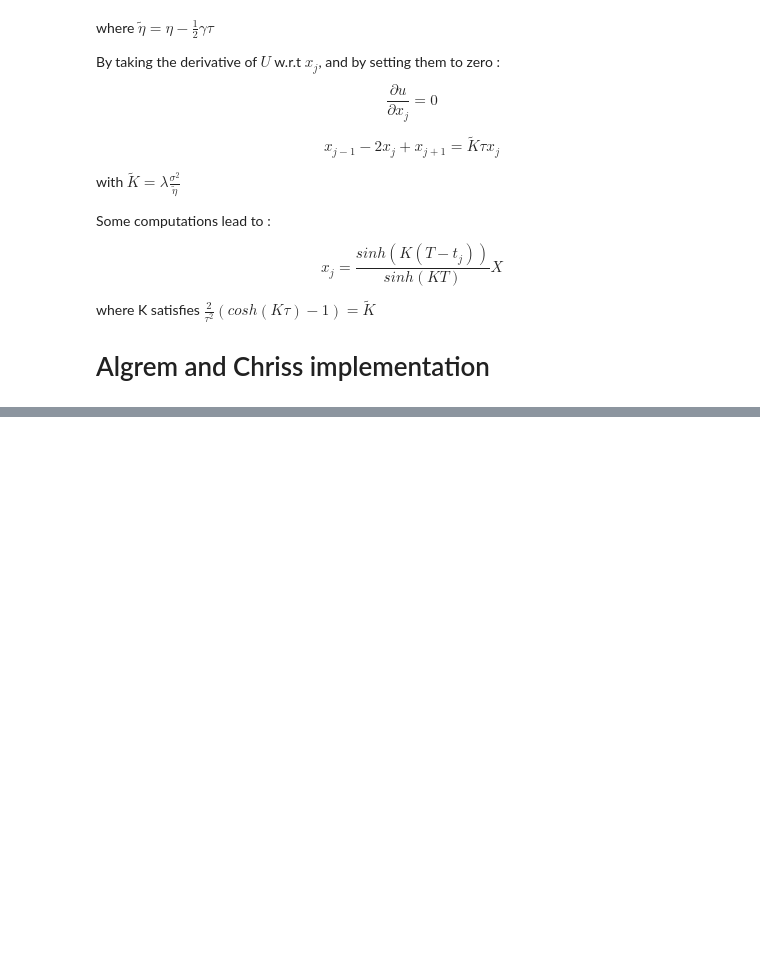
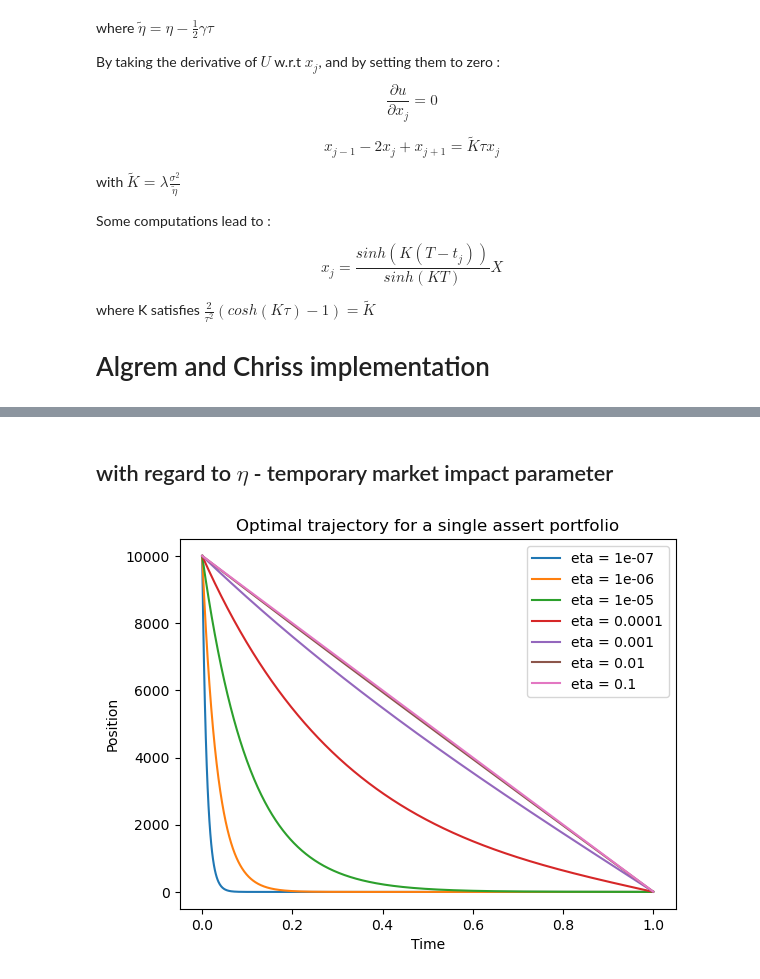
Before and after one commit to hedsto/optimal-strategies-trading, a Jupyter notebook: trading_strategyalmgren_chriss_algorithm.ipynb, the cells around one changed output, grey strips where cells are left out. Cells and saved outputs as stored; diff of their text form; code cells hidden in the pictures; blank space fills up the shorter version.

```diff
--- a/trading_strategyalmgren_chriss_algorithm.ipynb
+++ b/trading_strategyalmgren_chriss_algorithm.ipynb
@@ -104,0 +166,16 @@ def algrem_chriss(X, gamma, eta, sigma, lamda, N):
+# %% [markdown]
+## with regard to $\eta$ - temporary market impact parameter
+# %%
+eta_list = [10**(-7), 10**(-6), 10**(-5), 10**(-4), 10**(-3), 10**(-2), 10**(-1)]
+
+for eta in eta_list:
+    x_strategy = algrem_chriss(X, gamma_ex, eta, sigma_ex, lamda_ex, N, T)
+
+    plt.plot(time, x_strategy, label = 'eta = {}'.format(eta))
+plt.xlabel('Time')
+plt.ylabel('Position')
+plt.title('Optimal trajectory for a single assert portfolio')
+plt.legend()
+plt.show()
+# %% [output]
+[figure, added]
```
Also changed, not shown: parts of 10 cells of this notebook.
